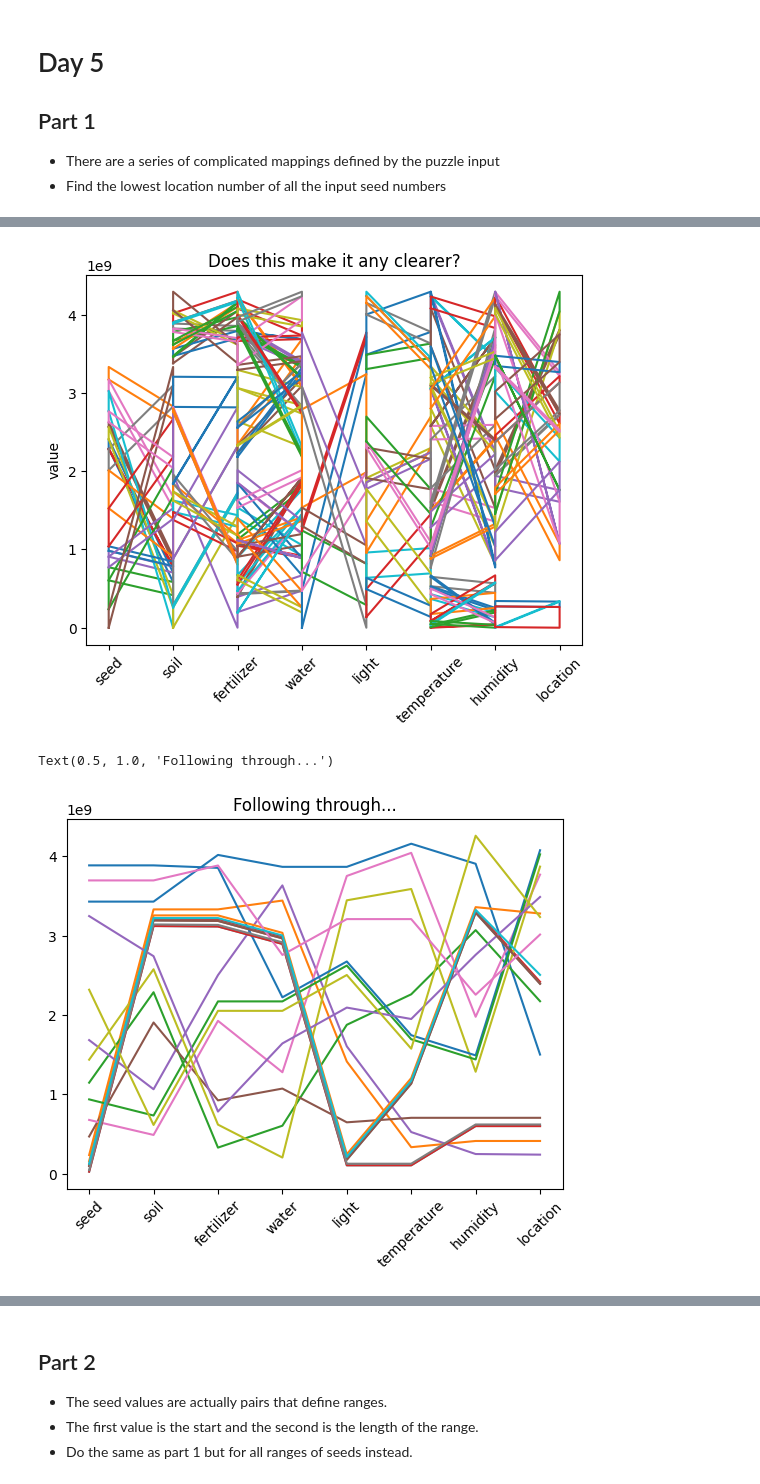
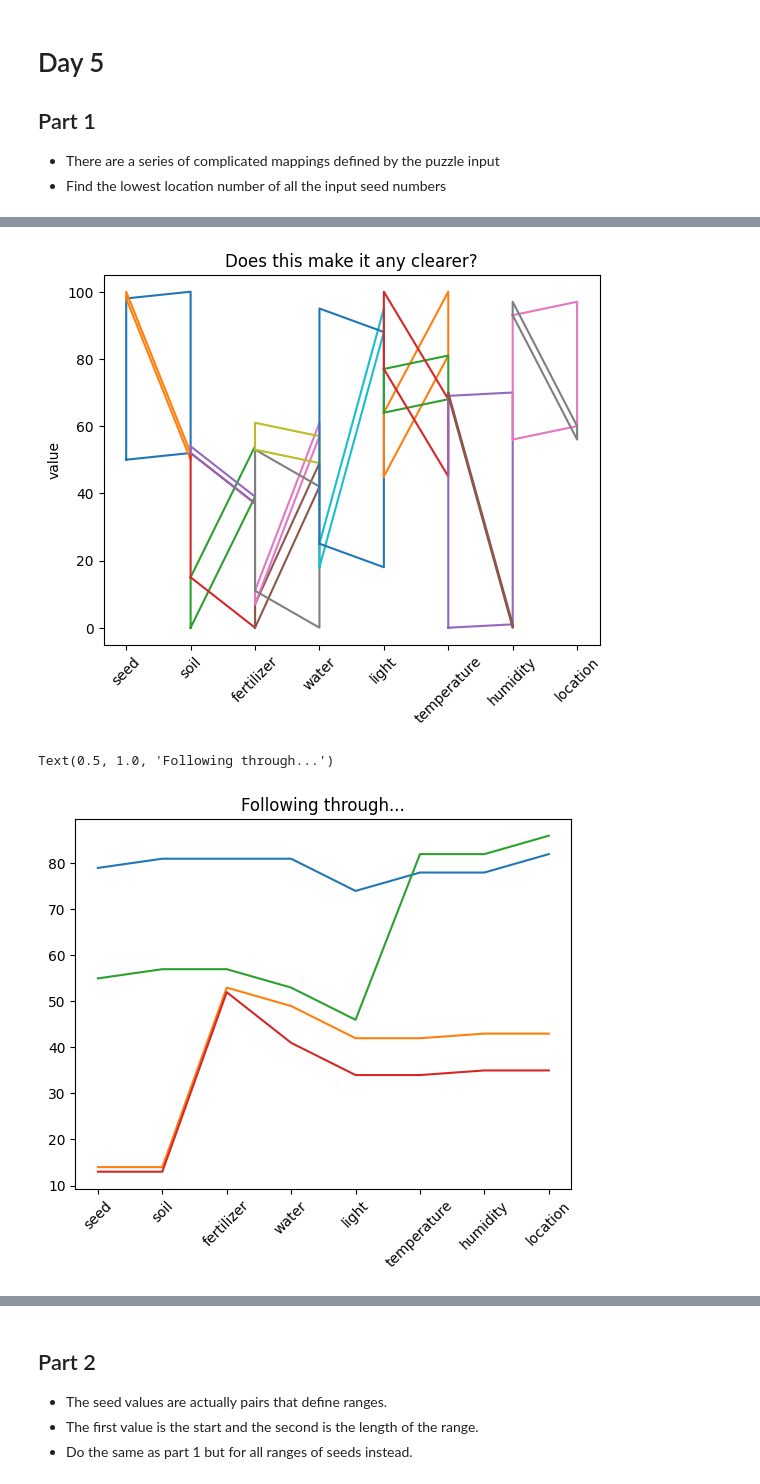
Before and after one commit to nouseforkeys/advent-of-code-23, a Jupyter notebook: day_5.ipynb, the cells around one changed output, grey strips where cells are left out. Cells and saved outputs as stored; diff of their text form; code cells hidden in the pictures.

```diff
--- a/day_5.ipynb
+++ b/day_5.ipynb
@@ -18,7 +18,7 @@ parser = ParseConfig('\n\n', ParseConfig(' map:\n',
     [str, ParseConfig('\n', ParseConfig(' ', int))]
 ))
 
-parsed_data = parse_from_file('puzzle_input\\day_5.txt', parser)
+parsed_data = parse_from_file('puzzle_input\\day_5_example.txt', parser)
 
 # seeds have their own format
 temp =  parsed_data[0][0].split(': ')[-1]
@@ -35,7 +35,7 @@ seeds: [3429320627, 235304036, 1147330745, 114559245, 1684000747, 4...
 class Mapper:
     """does on-the-fly mappings to save having to store big lists"""
     def __init__(self, mappings: list[list[int, int, int]]):
-        self._mappings = mappings
+        self._mappings = sorted(mappings, key=lambda x: x[1])
 
     def convert(self, value: int) -> int:
         """uses the mapping values to figure out how to convert the value"""
@@ -87,7 +87,7 @@ mapping_plot(
 mappers = [[name, Mapper(mapping)] for name, mapping in mappings]
 mapping_plot(mappers, 'Does this make it any clearer?')
 # %% [output]
-[figure, old version]
+[figure, new version]
 # %%
 paths = []
 for seed in tqdm(seeds):
@@ -98,19 +98,19 @@ for seed in tqdm(seeds):
         paths[-1].append(temp)
 # %%
 fig, ax = plt.subplots()
-x_vals = list(range(len(path)))
+x_vals = list(range(len(paths[0])))
 for path in paths:
     ax.plot(x_vals, path)
 ax.set_xticks(x_vals)
 ax.set_xticklabels(
     [name.split('-to-')[0] for name, _ in mappers] +
     [mappers[-1][0].split('-to-')[-1]],
     rotation=45
 )
 ax.set_title('Following through...')
 # %% [output]
 Text(0.5, 1.0, 'Following through...')
-[figure, old version]
+[figure, new version]
 # %%
 markdown(
     '### Solution',
```
Also changed, not shown: parts of 4 cells of this notebook.
